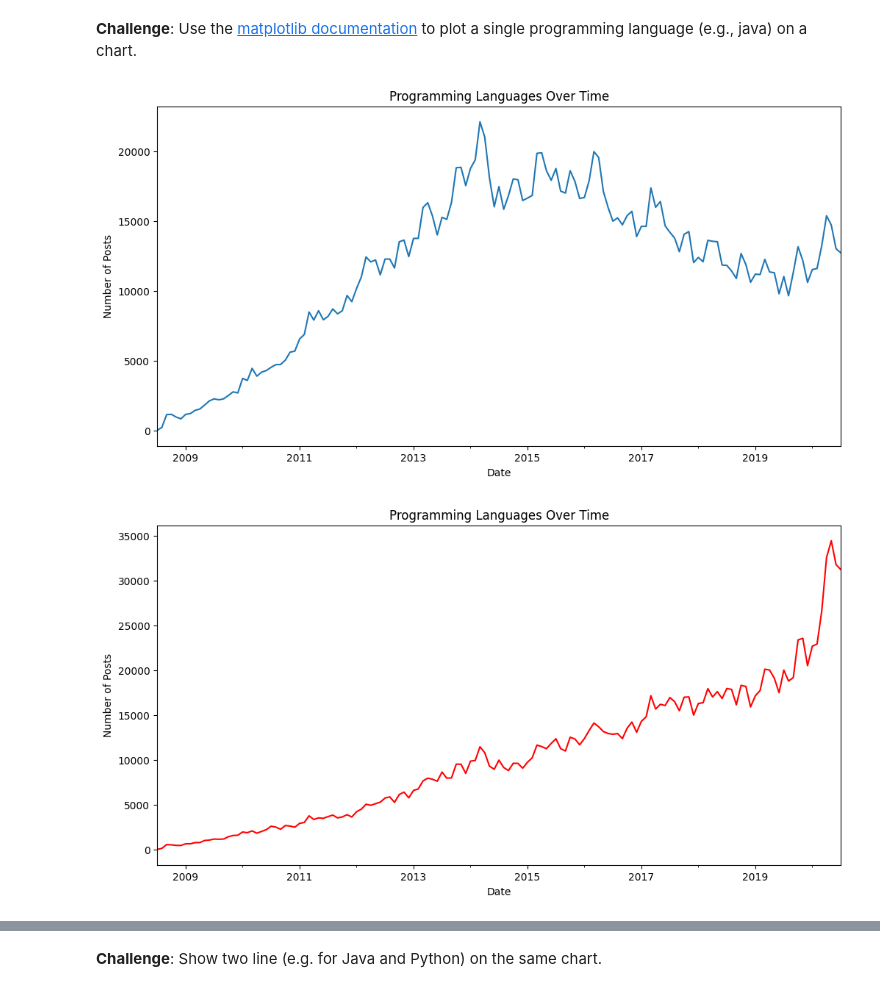
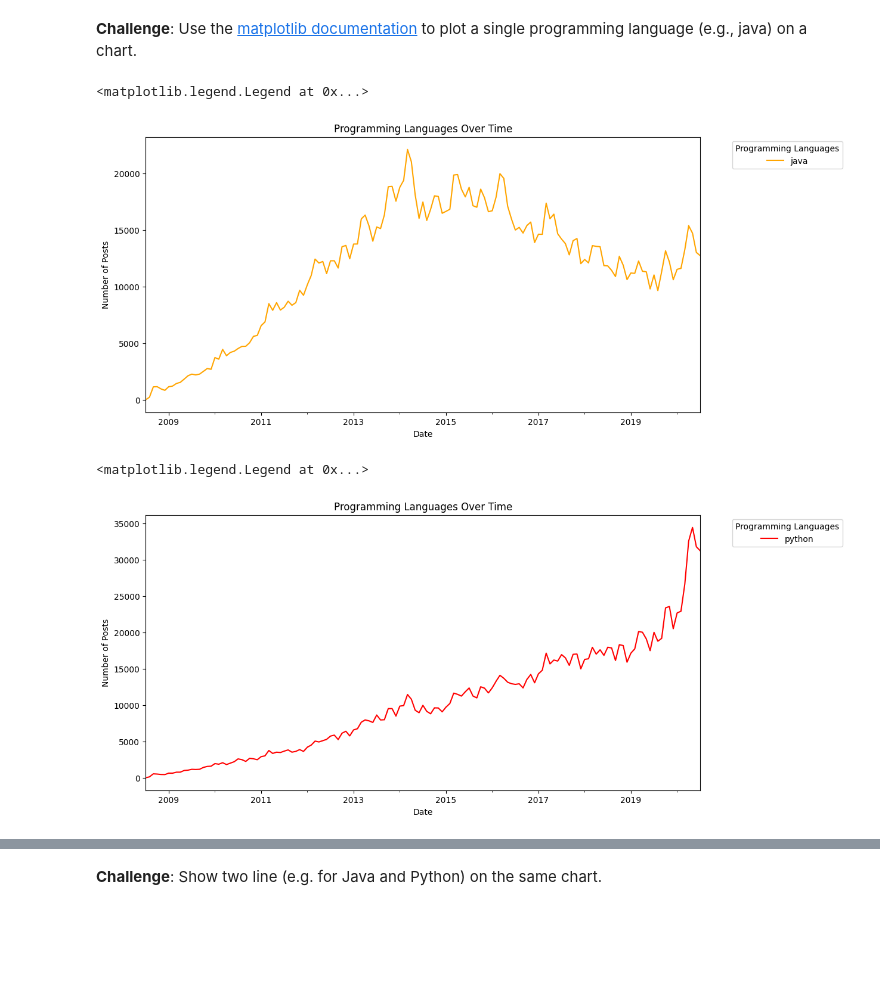
Before and after one commit to Ithaki-dev/100_Days_of_Code_The_Complete_Python_Pro_Bootcamp, a Jupyter notebook: day_74_data_visual/Programming_Languages_(start).ipynb, the cells around one changed output, grey strips where cells are left out. Cells and saved outputs as stored; diff of their text form; code cells hidden in the pictures; blank space fills up the shorter version.

```diff
--- a/day_74_data_visual/Programming_Languages_(start).ipynb
+++ b/day_74_data_visual/Programming_Languages_(start).ipynb
@@ -225,12 +225,16 @@ reshaped_df
 # %% [markdown]
 **Challenge**: Use the [matplotlib documentation](https://matplotlib.org/3.2.1/api/_as_gen/matplotlib.pyplot.plot.html#matplotlib.pyplot.plot) to plot a single programming language (e.g., java) on a chart.
 # %%
-plot = reshaped_df.java.plot(figsize=(12, 6), title='Programming Languages Over Time', ylabel='Number of Posts', xlabel='Date')
+plot = reshaped_df.java.plot(figsize=(12, 6), title='Programming Languages Over Time', ylabel='Number of Posts', xlabel='Date', color ='orange')
+plot.legend(title='Programming Languages', bbox_to_anchor=(1.05, 1), loc='upper left')
 # %% [output]
+<matplotlib.legend.Legend at 0x...>
-[figure, old version]
+[figure, new version]
 # %%
 plot = reshaped_df.python.plot(figsize=(12, 6), title='Programming Languages Over Time', ylabel='Number of Posts', xlabel='Date', color ='red')
+plot.legend(title='Programming Languages', bbox_to_anchor=(1.05, 1), loc='upper left')
 # %% [output]
+<matplotlib.legend.Legend at 0x...>
-[figure, old version]
+[figure, new version]
 # %%
 plot = reshaped_df.go.plot(figsize=(12, 6), title='Programming Languages Over Time', ylabel='Number of Posts', xlabel='Date', color='green')
```
Also changed, not shown: parts of 3 cells of this notebook.
